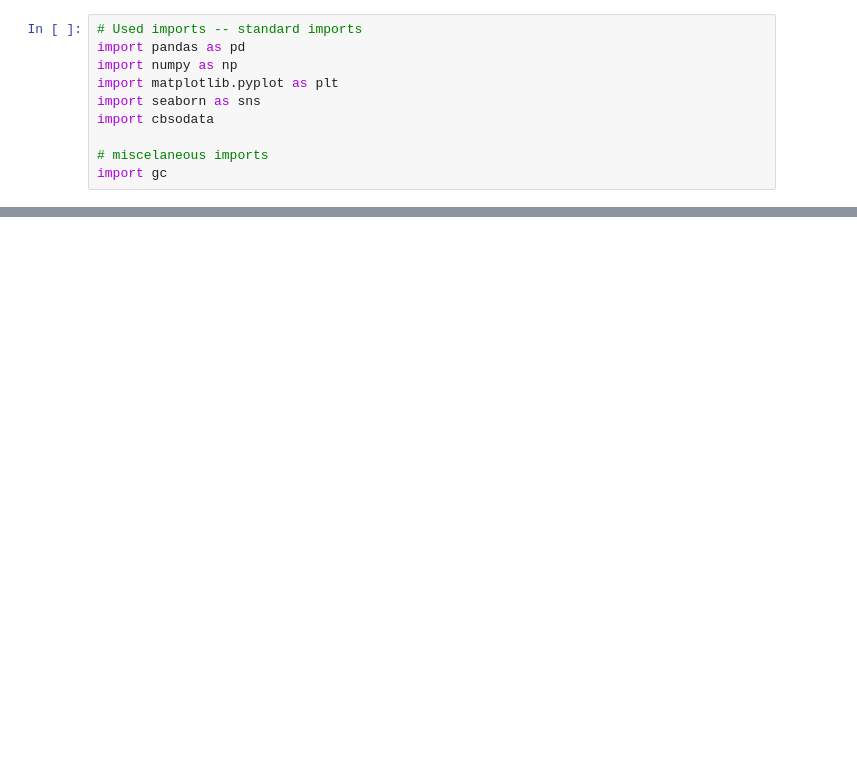
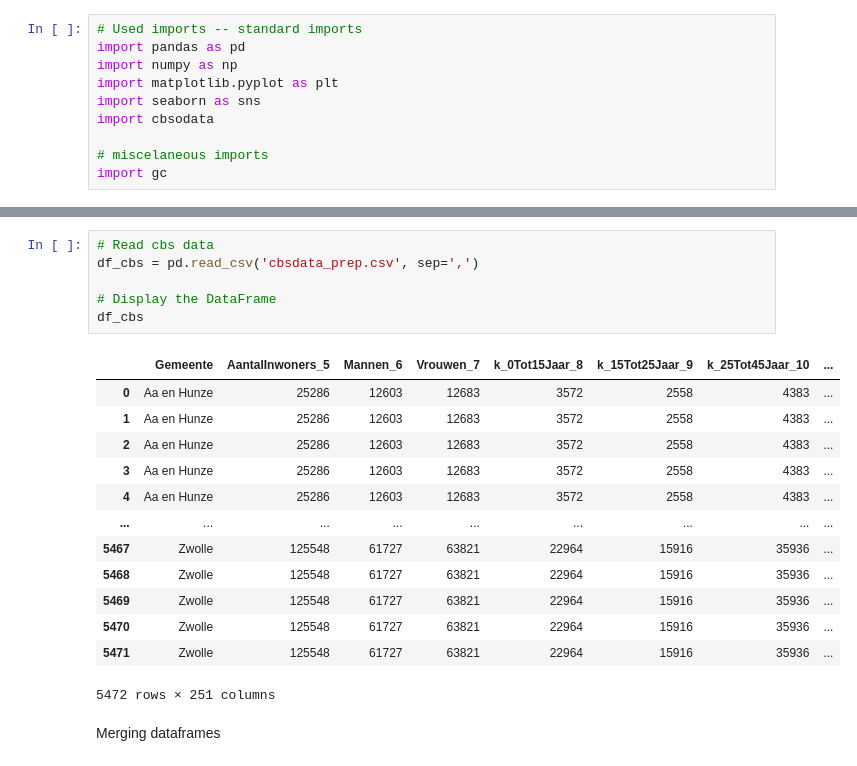
Before and after one commit to Siverty/BD-04-Zuyd_Hogeschool_2023, a Jupyter notebook: 3. Verkennende data analyse.ipynb, the cells around one changed output, grey strips where cells are left out. Saved outputs shown, nothing was run; the diff lists cells and outputs as text; blank space fills up the shorter version.

```diff
--- a/3. Verkennende data analyse.ipynb
+++ b/3. Verkennende data analyse.ipynb
@@ -319,0 +42,22 @@ gc.collect()
+# %%
+# Read cbs data
+df_cbs = pd.read_csv('cbsdata_prep.csv', sep=',')
+
+# Display the DataFrame
+df_cbs
+# %% [output]
+|  | Gemeente | AantalInwoners_5 | Mannen_6 | Vrouwen_7 | k_0Tot15Jaar_8 | k_15Tot25Jaar_9 | k_25Tot45Jaar_10 | ... |
+| 0 | Aa en Hunze | 25286 | 12603 | 12683 | 3572 | 2558 | 4383 | ... |
+| 1 | Aa en Hunze | 25286 | 12603 | 12683 | 3572 | 2558 | 4383 | ... |
+| 2 | Aa en Hunze | 25286 | 12603 | 12683 | 3572 | 2558 | 4383 | ... |
+| 3 | Aa en Hunze | 25286 | 12603 | 12683 | 3572 | 2558 | 4383 | ... |
+| 4 | Aa en Hunze | 25286 | 12603 | 12683 | 3572 | 2558 | 4383 | ... |
+| ... | ... | ... | ... | ... | ... | ... | ... | ... |
+| 5467 | Zwolle | 125548 | 61727 | 63821 | 22964 | 15916 | 35936 | ... |
+| 5468 | Zwolle | 125548 | 61727 | 63821 | 22964 | 15916 | 35936 | ... |
+| 5469 | Zwolle | 125548 | 61727 | 63821 | 22964 | 15916 | 35936 | ... |
+| 5470 | Zwolle | 125548 | 61727 | 63821 | 22964 | 15916 | 35936 | ... |
+| 5471 | Zwolle | 125548 | 61727 | 63821 | 22964 | 15916 | 35936 | ... |
+5472 rows × 251 columns
+# %% [markdown]
+Merging dataframes
```
Also changed, not shown: parts of 43 cells of this notebook, 2 other files.
